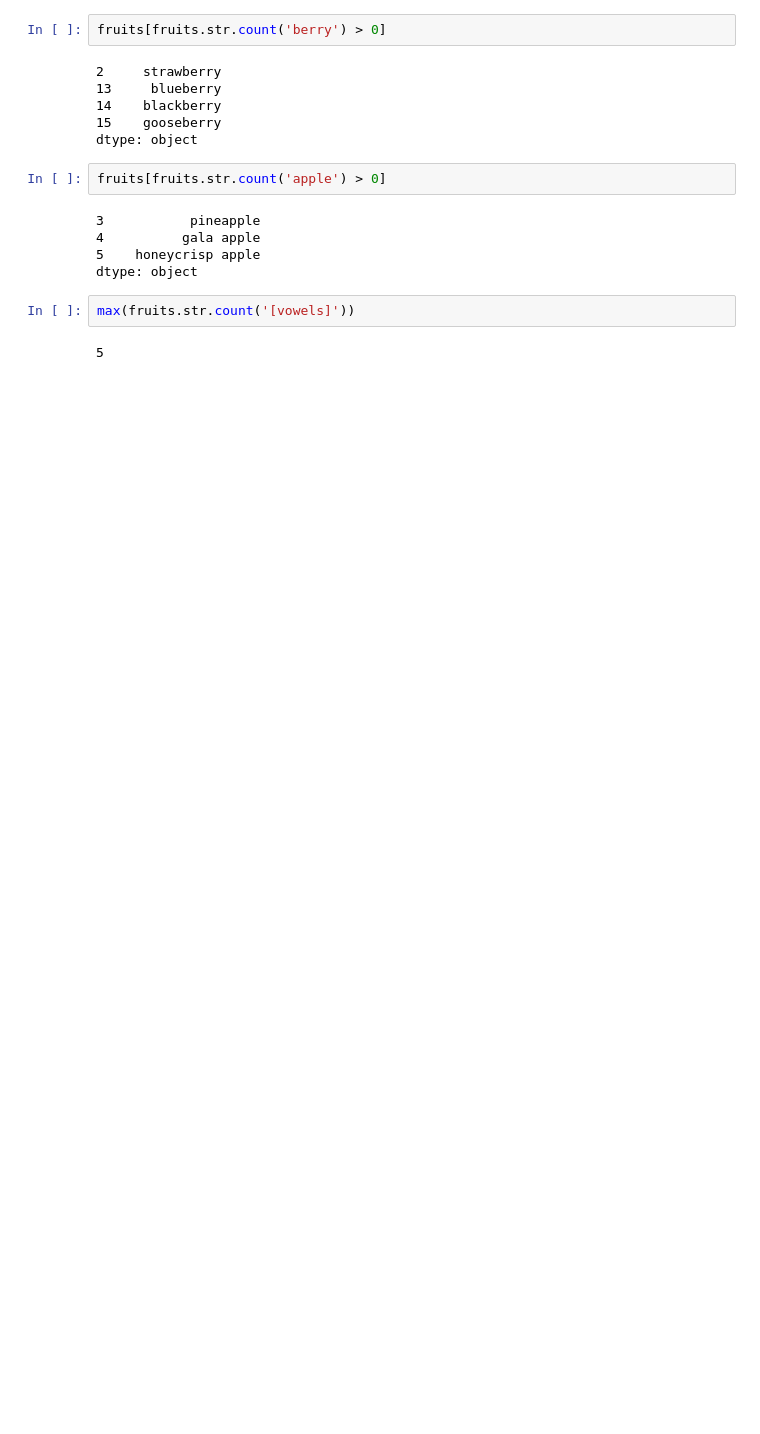
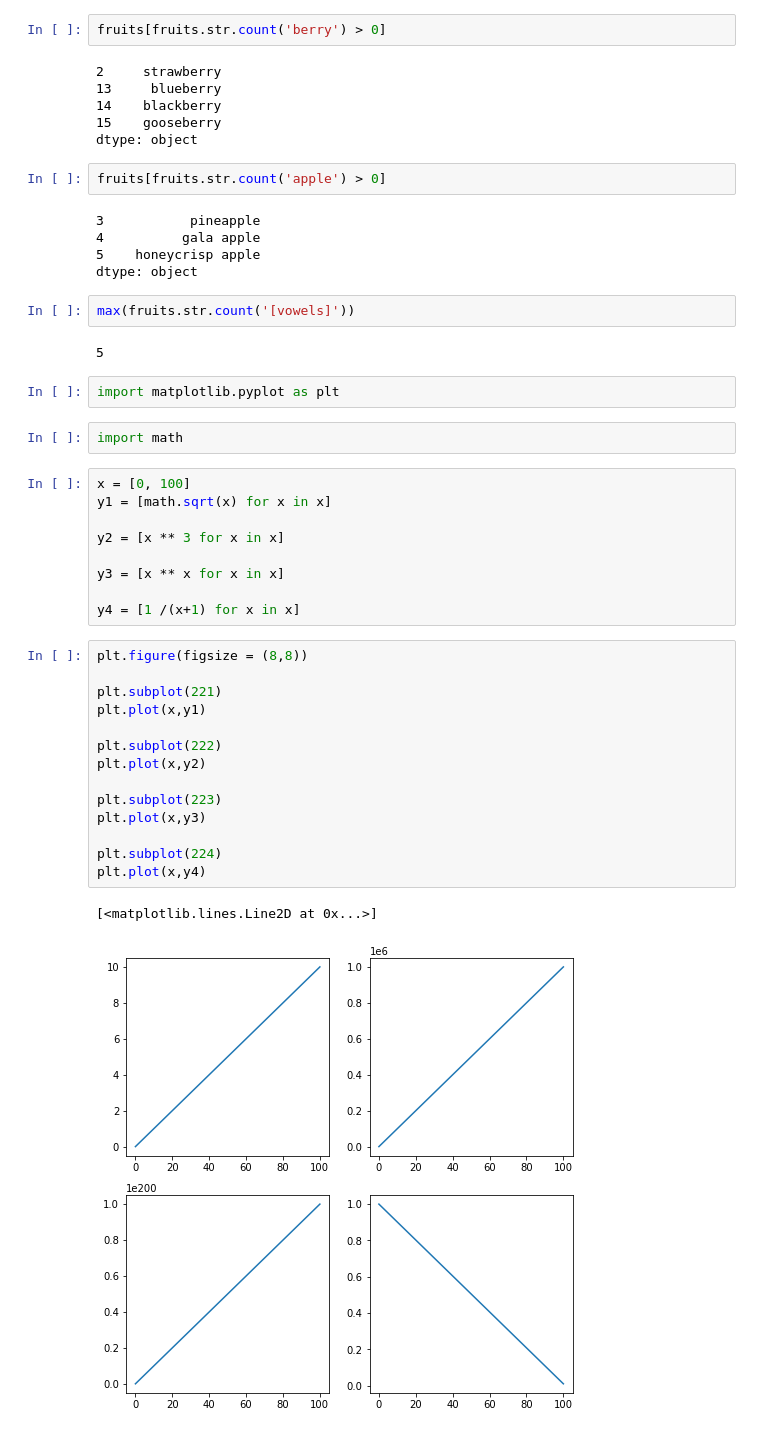
Before and after one commit to GladyBarrios/numpy-pandas-visualization-exercises, a Jupyter notebook: just_some_python_libraries_practice.ipynb, the cells around one changed output. Drawn from its saved outputs; the diff is of its cells as text; blank space fills up the shorter version.

```diff
--- a/just_some_python_libraries_practice.ipynb
+++ b/just_some_python_libraries_practice.ipynb
@@ -484,3 +484,33 @@ dtype: object
 max(fruits.str.count('[vowels]'))
 # %% [output]
 5
+# %%
+import matplotlib.pyplot as plt
+# %%
+import math
+# %%
+x = [0, 100]
+y1 = [math.sqrt(x) for x in x]
+
+y2 = [x ** 3 for x in x]
+
+y3 = [x ** x for x in x]
+
+y4 = [1 /(x+1) for x in x]
+# %%
+plt.figure(figsize = (8,8))
+
+plt.subplot(221)
+plt.plot(x,y1)
+
+plt.subplot(222)
+plt.plot(x,y2)
+
+plt.subplot(223)
+plt.plot(x,y3)
+
+plt.subplot(224)
+plt.plot(x,y4)
+# %% [output]
+[<matplotlib.lines.Line2D at 0x...>]
+[figure, added]
```
Also changed, not shown: parts of 1 cell of this notebook, 5 other files.
